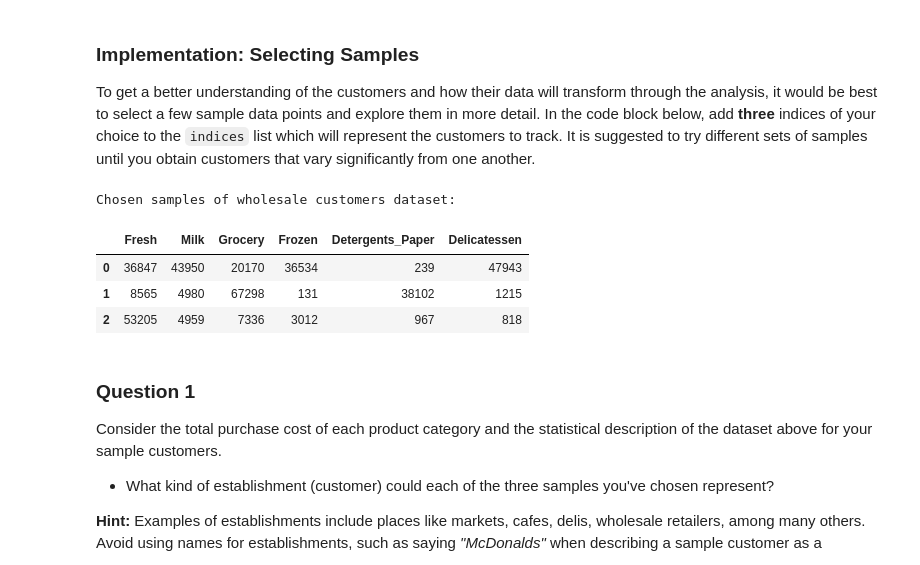
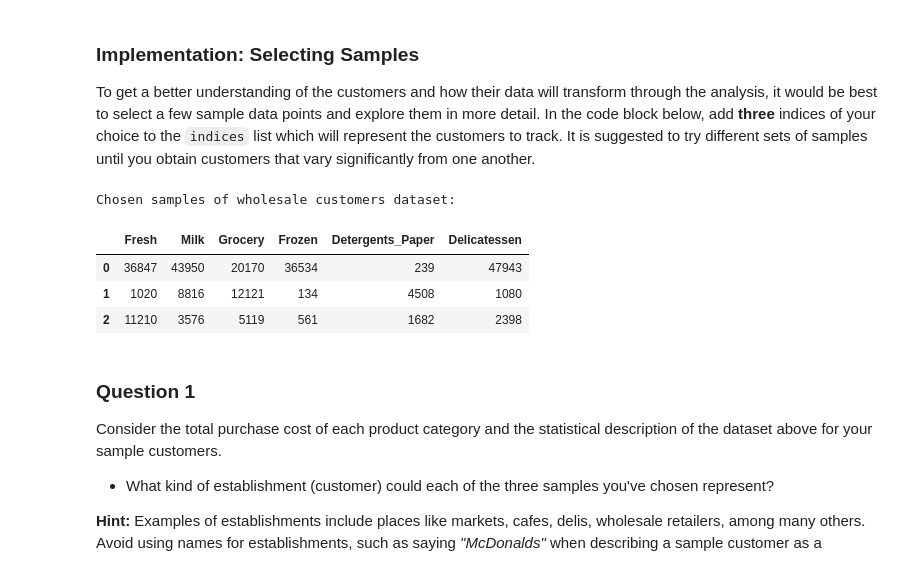
Before and after one commit to shobhit-upadhyaya/udacity_nano_degree, a Jupyter notebook: customer_segments/customer_segments.ipynb, the cells around one changed output. Cells and saved outputs as stored; diff of their text form; code cells hidden in the pictures.

```diff
--- a/customer_segments/customer_segments.ipynb
+++ b/customer_segments/customer_segments.ipynb
@@ -62,18 +60,18 @@ display(data.describe())
 To get a better understanding of the customers and how their data will transform through the analysis, it would be best to select a few sample data points and explore them in more detail. In the code block below, add **three** indices of your choice to the `indices` list which will represent the customers to track. It is suggested to try different sets of samples until you obtain customers that vary significantly from one another.
 # %%
 # TODO: Select three indices of your choice you wish to sample from the dataset
-indices = [183,333,259]
+indices = [183, 16, 243]
 
 # Create a DataFrame of the chosen samples
 samples = pd.DataFrame(data.loc[indices], columns = data.keys()).reset_index(drop = True)
 print ("Chosen samples of wholesale customers dataset:")
 display(samples)
 # %% [output]
 Chosen samples of wholesale customers dataset:
 |  | Fresh | Milk | Grocery | Frozen | Detergents_Paper | Delicatessen |
 | 0 | 36847 | 43950 | 20170 | 36534 | 239 | 47943 |
-| 1 | 8565 | 4980 | 67298 | 131 | 38102 | 1215 |
-| 2 | 53205 | 4959 | 7336 | 3012 | 967 | 818 |
+| 1 | 1020 | 8816 | 12121 | 134 | 4508 | 1080 |
+| 2 | 11210 | 3576 | 5119 | 561 | 1682 | 2398 |
 # %% [markdown]
 ### Question 1
 Consider the total purchase cost of each product category and the statistical description of the dataset above for your sample customers.
```
Also changed, not shown: parts of 28 cells of this notebook.
